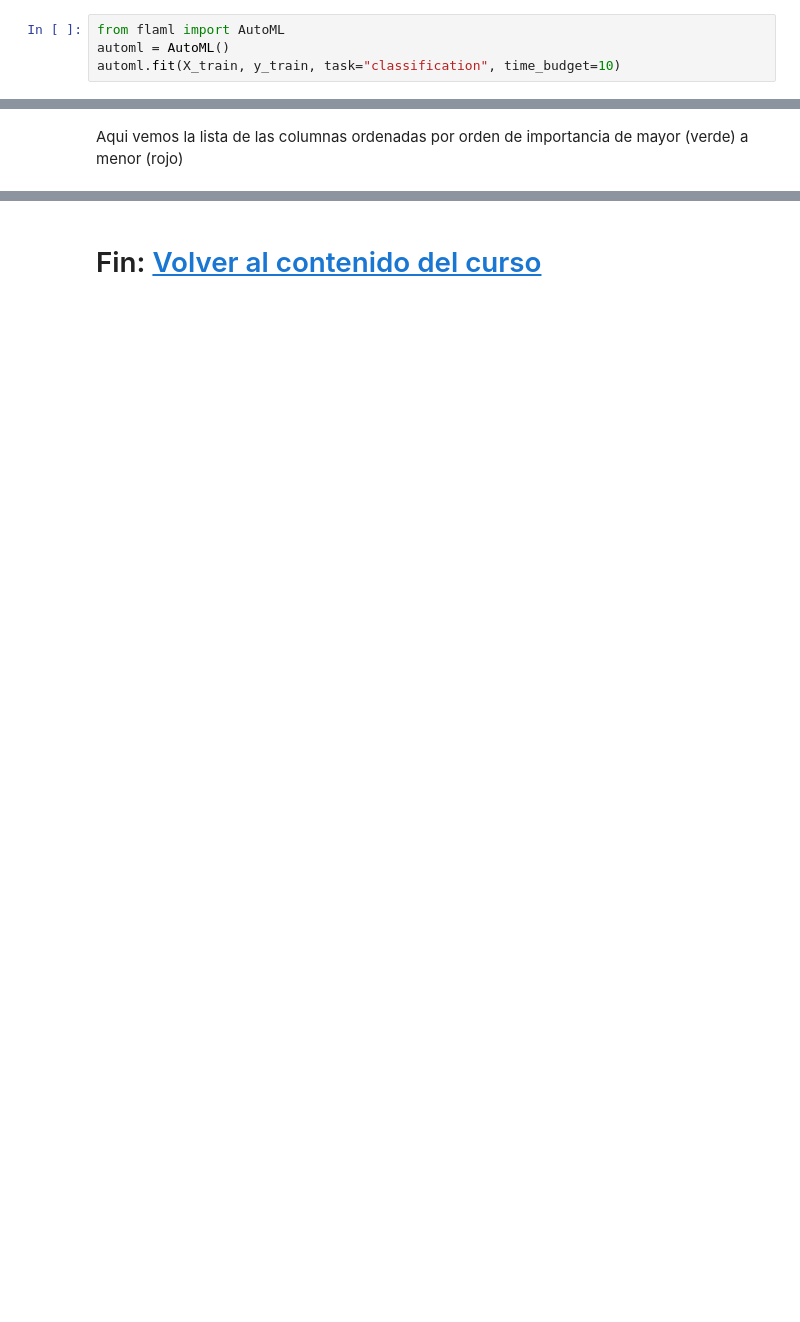
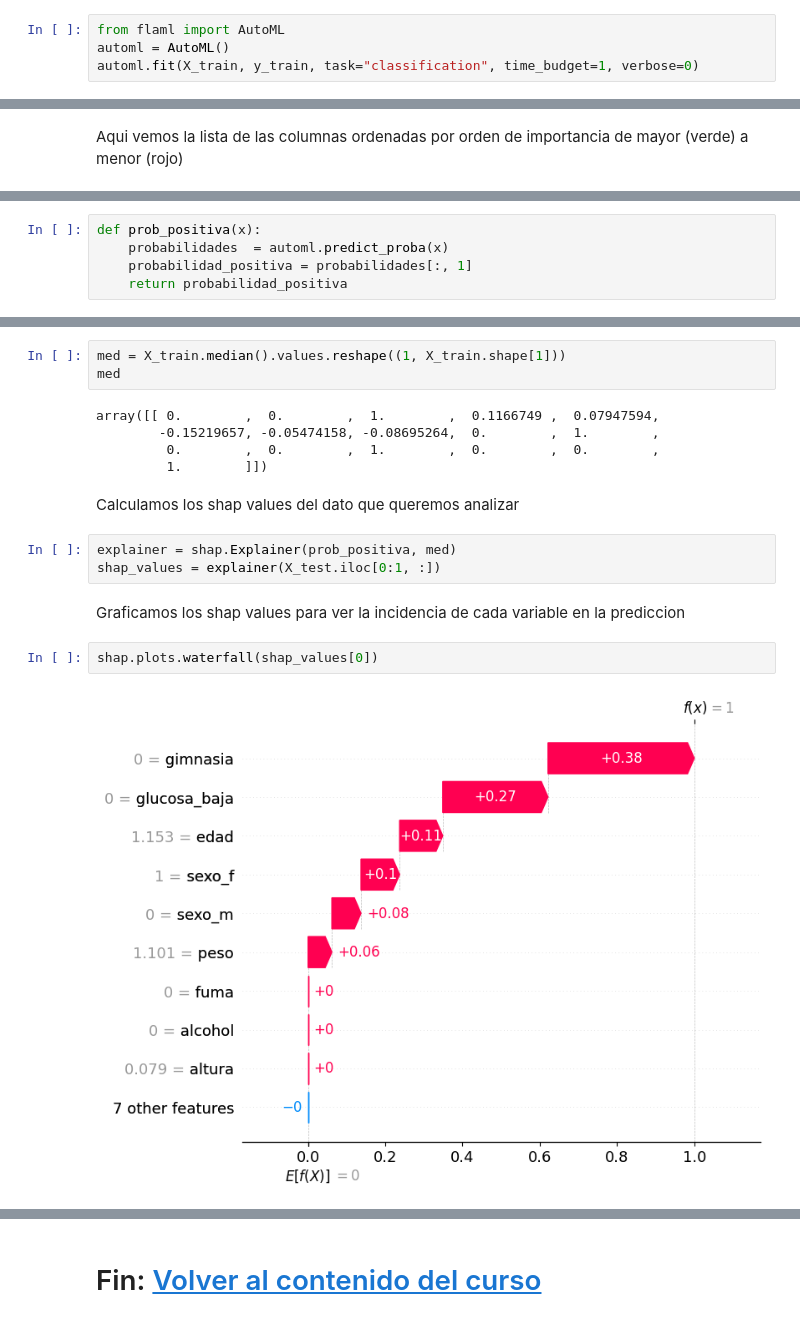
Before and after one commit to amiune/freecodingtour, a Jupyter notebook: cursos/espanol/datascience/10_interpretando_ml.ipynb, the cells around one changed output, grey strips where cells are left out. Drawn from its saved outputs; the diff is of its cells as text; blank space fills up the shorter version.

```diff
--- a/cursos/espanol/datascience/10_interpretando_ml.ipynb
+++ b/cursos/espanol/datascience/10_interpretando_ml.ipynb
@@ -31,6 +31,6 @@ y_train = df_train.loc[:, "diabetes"]
 # %%
 from flaml import AutoML
 automl = AutoML()
-automl.fit(X_train, y_train, task="classification", time_budget=10)
+automl.fit(X_train, y_train, task="classification", time_budget=1, verbose=0)
 # %%
 automl.best_estimator
@@ -49,0 +82,5 @@ Aqui vemos la lista de las columnas ordenadas por orden de importancia de mayor
+# %%
+def prob_positiva(x):
+    probabilidades  = automl.predict_proba(x)
+    probabilidad_positiva = probabilidades[:, 1]
+    return probabilidad_positiva
@@ -49,0 +109,19 @@ Aqui vemos la lista de las columnas ordenadas por orden de importancia de mayor
+# %%
+med = X_train.median().values.reshape((1, X_train.shape[1]))
+med
+# %% [output]
+array([[ 0.        ,  0.        ,  1.        ,  0.1166749 ,  0.07947594,
+        -0.15219657, -0.05474158, -0.08695264,  0.        ,  1.        ,
+         0.        ,  0.        ,  1.        ,  0.        ,  0.        ,
+         1.        ]])
+# %% [markdown]
+Calculamos los shap values del dato que queremos analizar
+# %%
+explainer = shap.Explainer(prob_positiva, med)
+shap_values = explainer(X_test.iloc[0:1, :])
+# %% [markdown]
+Graficamos los shap values para ver la incidencia de cada variable en la prediccion
+# %%
+shap.plots.waterfall(shap_values[0])
+# %% [output]
+[figure, added]
```
Also changed, not shown: parts of 12 cells of this notebook, 5 other files.
